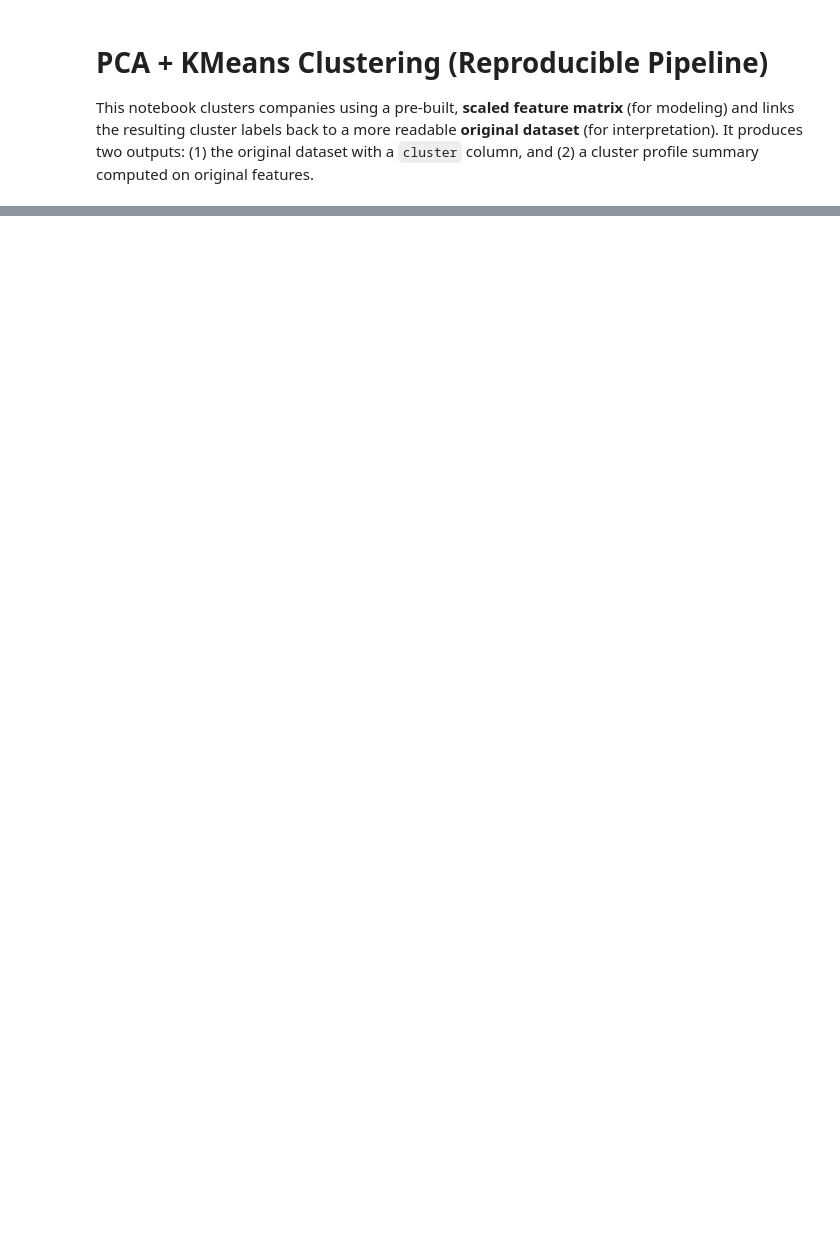
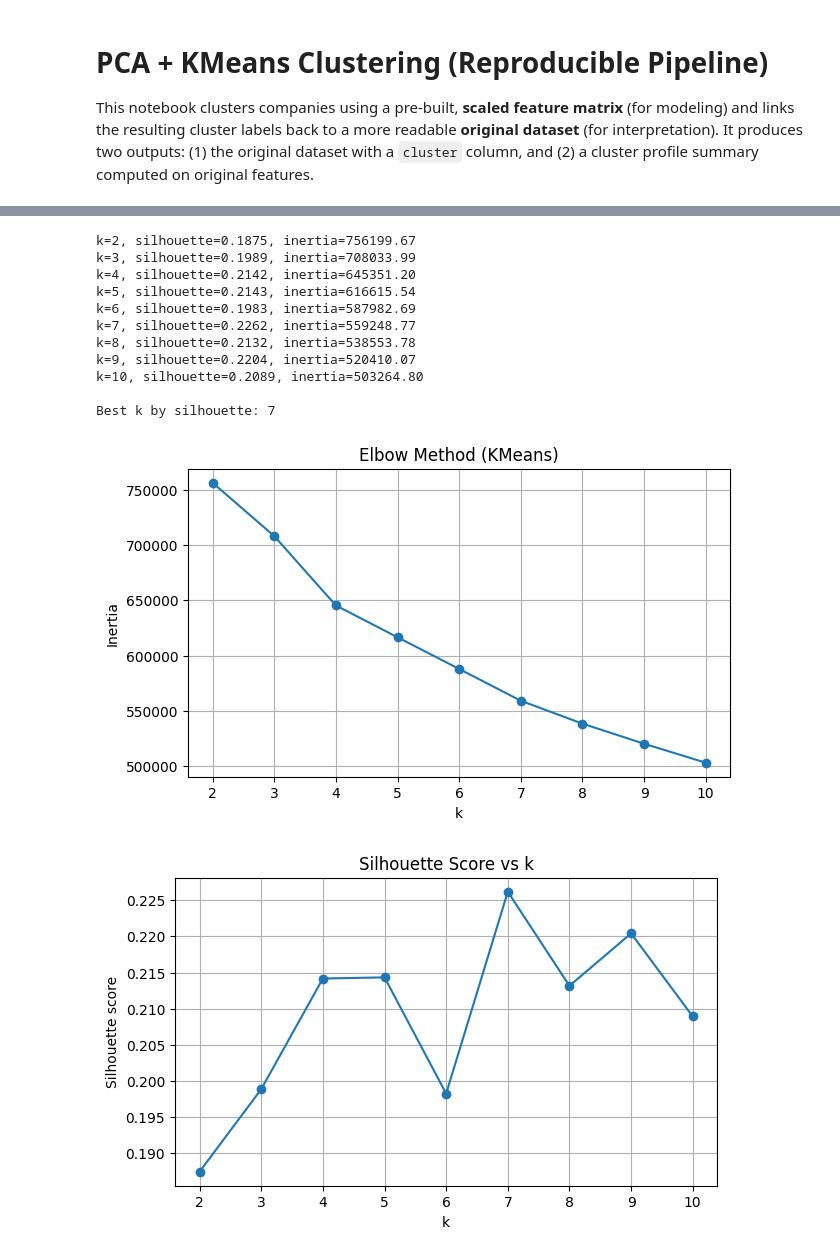
Before and after one commit to Gianice/sdsdatathon, a Jupyter notebook: notebooks/member3_pca.ipynb, the cells around one changed output, grey strips where cells are left out. Drawn from its saved outputs; the diff is of its cells as text; code cells hidden in the pictures; blank space fills up the shorter version.

```diff
--- a/notebooks/member3_pca.ipynb
+++ b/notebooks/member3_pca.ipynb
@@ -94,40 +116,54 @@ We evaluate a small range of cluster counts ($k=2$ to $10$) using:
 
 By default, we select `best_k` from the highest silhouette score (you can override if the elbow plot suggests a different tradeoff).
 # %%
-# F2) K selection: silhouette + elbow
-K_range = range(2, 11)
-sil_scores = {}
-inertias = {}
+# # F2) K selection: silhouette + elbow
+# K_range = range(2, 11)
+# sil_scores = {}
+# inertias = {}
 
-n_samples = len(df_pca)
-for k in K_range:
-    if k >= n_samples:
-        break
-    km = KMeans(n_clusters=k, random_state=RANDOM_STATE, n_init=10)
-    labels = km.fit_predict(df_pca)
-    sil = silhouette_score(df_pca, labels)
-    sil_scores[k] = float(sil)
-    inertias[k] = float(km.inertia_)
-    print(f"k={k}, silhouette={sil:.4f}, inertia={km.inertia_:.2f}")
+# n_samples = len(df_pca)
+# for k in K_range:
+#     if k >= n_samples:
+#         break
+#     km = KMeans(n_clusters=k, random_state=RANDOM_STATE, n_init=10)
+#     labels = km.fit_predict(df_pca)
+#     sil = silhouette_score(df_pca, labels)
+#     sil_scores[k] = float(sil)
+#     inertias[k] = float(km.inertia_)
+#     print(f"k={k}, silhouette={sil:.4f}, inertia={km.inertia_:.2f}")
 
-best_k = max(sil_scores, key=sil_scores.get)
-print("\nBest k by silhouette:", best_k)
-# best_k = 5  # Uncomment to override manually
+# best_k = max(sil_scores, key=sil_scores.get)
+# print("\nBest k by silhouette:", best_k)
+# # best_k = 5  # Uncomment to override manually
 
-# Plots (shown once)
-plt.figure(figsize=(7, 4))
-plt.plot(list(inertias.keys()), list(inertias.values()), marker="o")
-plt.xlabel("k")
-plt.ylabel("Inertia")
-plt.title("Elbow Method (KMeans)")
-plt.grid(True)
-plt.show()
+# # Plots (shown once)
+# plt.figure(figsize=(7, 4))
+# plt.plot(list(inertias.keys()), list(inertias.values()), marker="o")
+# plt.xlabel("k")
+# plt.ylabel("Inertia")
+# plt.title("Elbow Method (KMeans)")
+# plt.grid(True)
+# plt.show()
 
-plt.figure(figsize=(7, 4))
-plt.plot(list(sil_scores.keys()), list(sil_scores.values()), marker="o")
-plt.xlabel("k")
-plt.ylabel("Silhouette score")
-plt.title("Silhouette Score vs k")
-plt.grid(True)
-plt.show()
+# plt.figure(figsize=(7, 4))
+# plt.plot(list(sil_scores.keys()), list(sil_scores.values()), marker="o")
+# plt.xlabel("k")
+# plt.ylabel("Silhouette score")
+# plt.title("Silhouette Score vs k")
+# plt.grid(True)
+# plt.show()
+# %% [output]
+k=2, silhouette=0.1875, inertia=756199.67
+k=3, silhouette=0.1989, inertia=708033.99
+k=4, silhouette=0.2142, inertia=645351.20
+k=5, silhouette=0.2143, inertia=616615.54
+k=6, silhouette=0.1983, inertia=587982.69
+k=7, silhouette=0.2262, inertia=559248.77
+k=8, silhouette=0.2132, inertia=538553.78
+k=9, silhouette=0.2204, inertia=520410.07
+k=10, silhouette=0.2089, inertia=503264.80
+
+Best k by silhouette: 7
+[figure, added]
+[figure, added]
 # %%
```
Also changed, not shown: parts of 11 cells of this notebook, 6 other files.
